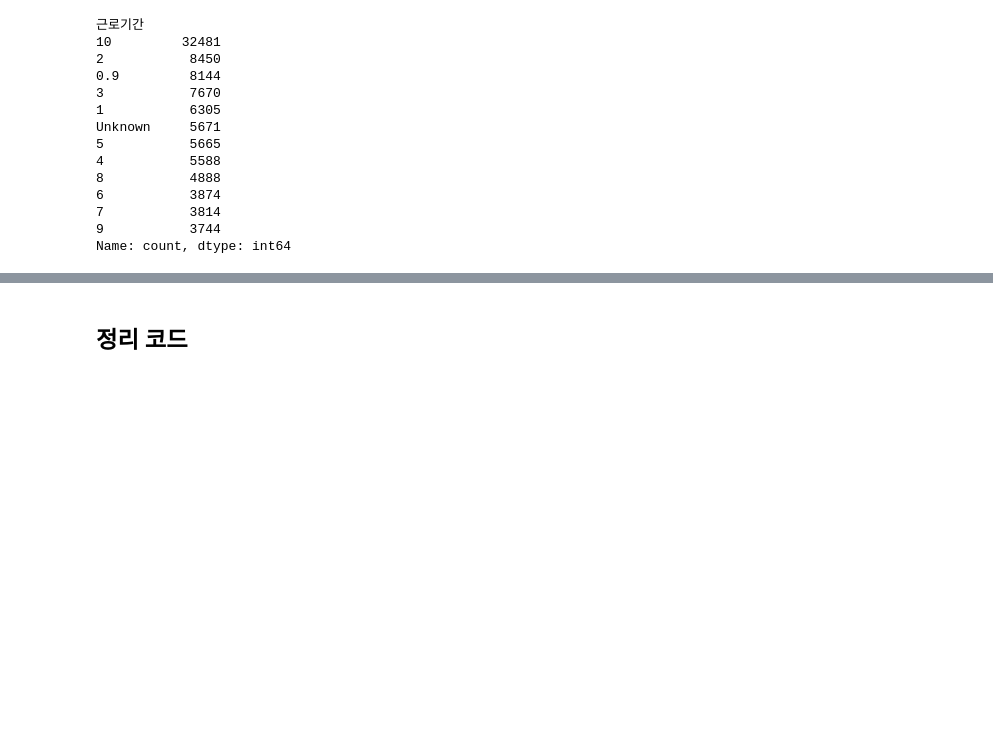
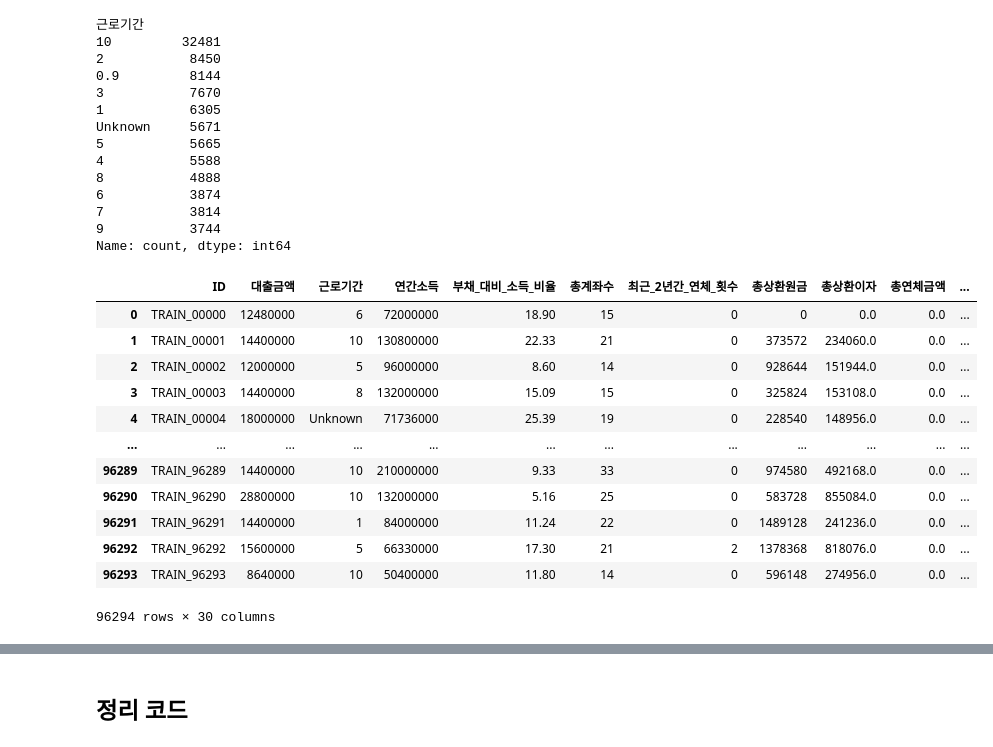
Before and after one commit to syl0702/dacon_loan, a Jupyter notebook: analysis.ipynb, the cells around one changed output, grey strips where cells are left out. Drawn from its saved outputs; the diff is of its cells as text; code cells hidden in the pictures; blank space fills up the shorter version.

```diff
--- a/analysis.ipynb
+++ b/analysis.ipynb
@@ -365,3 +365,24 @@ Unknown     5671
 7           3814
 9           3744
 Name: count, dtype: int64
+# %%
+oh = OneHotEncoder(sparse=False, handle_unknown='ignore')
+encoded_data = oh.fit_transform(df[['주택소유상태', '대출목적', '대출기간']])
+# 새로운 데이터프레임에 인코딩된 데이터 추가
+df_encoded = pd.concat([df, pd.DataFrame(encoded_data, columns=oh.get_feature_names_out(['주택소유상태', '대출목적', '대출기간']))], axis=1)
+df_encoded.drop(columns=['대출목적', '주택소유상태', '대출기간'], inplace= True)
+df_encoded
+# %% [output]
+|  | ID | 대출금액 | 근로기간 | 연간소득 | 부채_대비_소득_비율 | 총계좌수 | 최근_2년간_연체_횟수 | 총상환원금 | 총상환이자 | 총연체금액 | ... |
+| 0 | TRAIN_00000 | 12480000 | 6 | 72000000 | 18.90 | 15 | 0 | 0 | 0.0 | 0.0 | ... |
+| 1 | TRAIN_00001 | 14400000 | 10 | 130800000 | 22.33 | 21 | 0 | 373572 | 234060.0 | 0.0 | ... |
+| 2 | TRAIN_00002 | 12000000 | 5 | 96000000 | 8.60 | 14 | 0 | 928644 | 151944.0 | 0.0 | ... |
+| 3 | TRAIN_00003 | 14400000 | 8 | 132000000 | 15.09 | 15 | 0 | 325824 | 153108.0 | 0.0 | ... |
+| 4 | TRAIN_00004 | 18000000 | Unknown | 71736000 | 25.39 | 19 | 0 | 228540 | 148956.0 | 0.0 | ... |
+| ... | ... | ... | ... | ... | ... | ... | ... | ... | ... | ... | ... |
+| 96289 | TRAIN_96289 | 14400000 | 10 | 210000000 | 9.33 | 33 | 0 | 974580 | 492168.0 | 0.0 | ... |
+| 96290 | TRAIN_96290 | 28800000 | 10 | 132000000 | 5.16 | 25 | 0 | 583728 | 855084.0 | 0.0 | ... |
+| 96291 | TRAIN_96291 | 14400000 | 1 | 84000000 | 11.24 | 22 | 0 | 1489128 | 241236.0 | 0.0 | ... |
+| 96292 | TRAIN_96292 | 15600000 | 5 | 66330000 | 17.30 | 21 | 2 | 1378368 | 818076.0 | 0.0 | ... |
+| 96293 | TRAIN_96293 | 8640000 | 10 | 50400000 | 11.80 | 14 | 0 | 596148 | 274956.0 | 0.0 | ... |
+96294 rows × 30 columns
```
Also changed, not shown: parts of 13 cells of this notebook.
